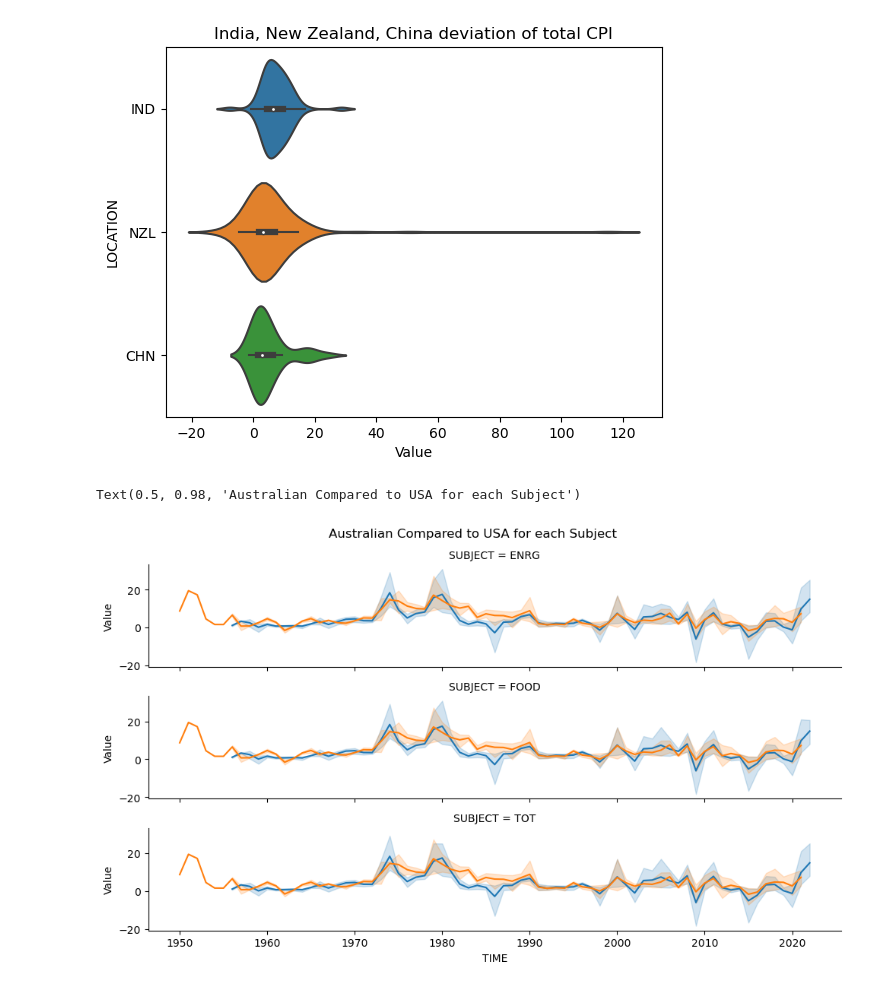
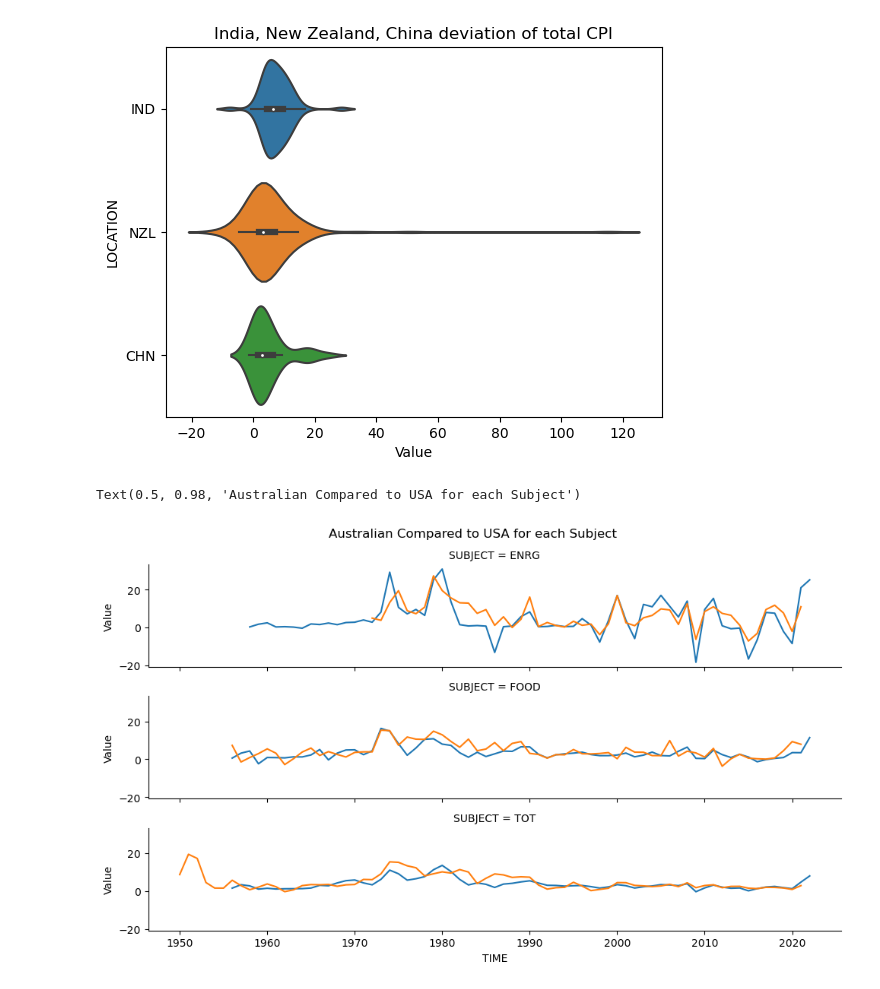
Before and after one commit to ubco-W2022T2-data301/project-group-group19, a Jupyter notebook: analysis/analysis1.ipynb, the cells around one changed output. Cells and saved outputs as stored; diff of their text form; code cells hidden in the pictures.

Commit message:
fixed facet grid

```diff
--- a/analysis/analysis1.ipynb
+++ b/analysis/analysis1.ipynb
@@ -184,16 +184,16 @@ tot_comp_plot=sns.violinplot(data=df_tot_comp, x="Value", y="LOCATION", scale ="
 # %%
 df_USA= dfclean.loc[dfclean['LOCATION']=="USA"]
 df_USA.reset_index()
 df_AUS= dfclean.loc[dfclean['LOCATION']=="AUS"]
 df_AUS.reset_index()
 df_USA_AUS= pd.concat([df_USA, df_AUS], ignore_index=True)
-rp = sns.FacetGrid(df_USA_AUS, row="SUBJECT",aspect=5, height=2)
-rp.map(sns.lineplot, x= df_USA_AUS["TIME"], y=df_USA_AUS["Value"], hue =df_USA_AUS['LOCATION'])
+rp = sns.FacetGrid(df_USA_AUS, row="SUBJECT", aspect=5, height=2)
+rp.map_dataframe(sns.lineplot, x= "TIME", y="Value", hue ='LOCATION')
 rp.fig.subplots_adjust(top=0.9)
 rp.fig.suptitle("Australian Compared to USA for each Subject")
 #Compares two countries Australia and United States of America CPI for all subjects and displays
 #how they vary in values for subjects as well and by comparing multiple countries it is easier
 #to see what the trends are.
 # %% [output]
 Text(0.5, 0.98, 'Australian Compared to USA for each Subject')
-[figure, old version]
+[figure, new version]
```
Also changed, not shown: 1 other file.
